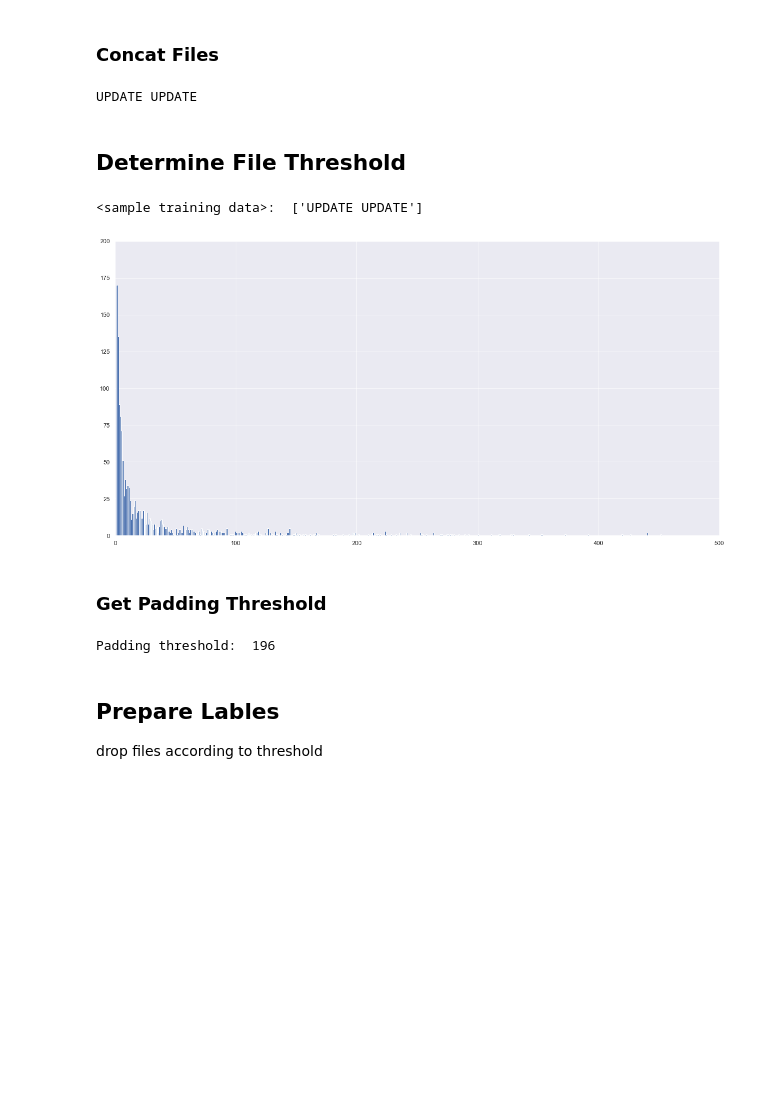
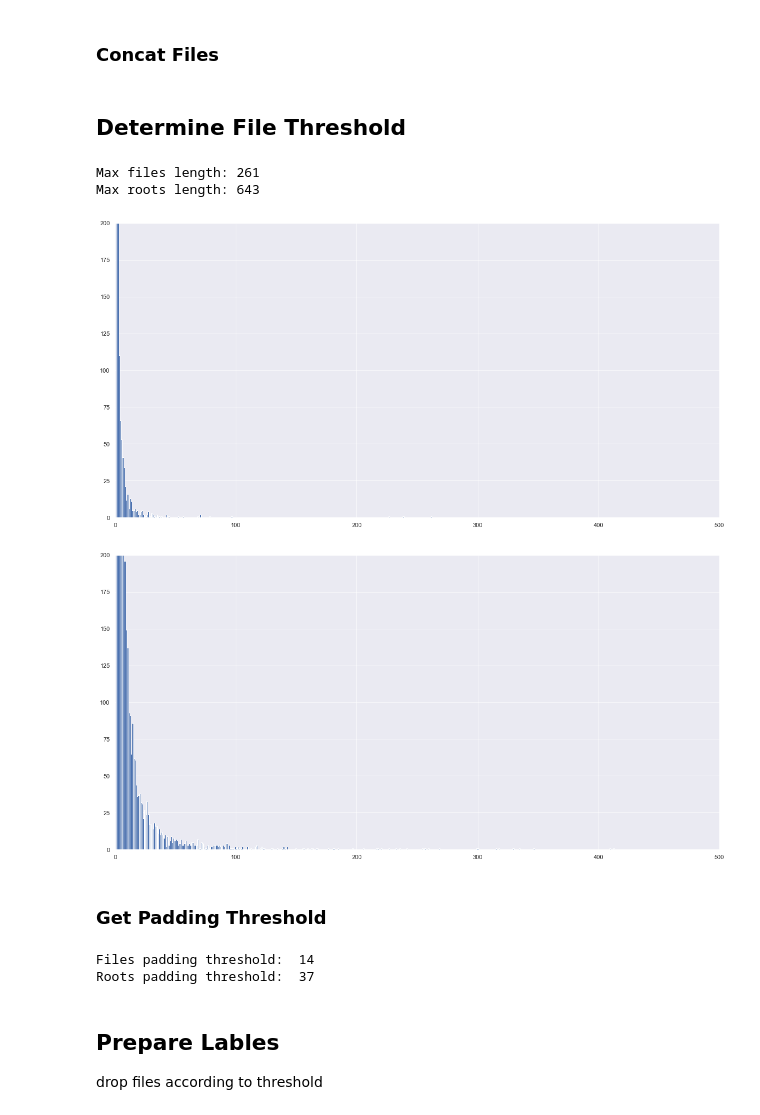
Before and after one commit to sitaomin1994/Automatic-Code-Change-Classification, a Jupyter notebook: HAN_Genism.ipynb, the cells around one changed output. Saved outputs shown, nothing was run; the diff lists cells and outputs as text; code cells hidden in the pictures; blank space fills up the shorter version.

```diff
--- a/HAN_Genism.ipynb
+++ b/HAN_Genism.ipynb
@@ -336,51 +336,64 @@ print(commits_labels_df.shape)
 # %% [markdown]
 ### Concat Files
 # %%
-def concat_files_to_sentence(expanded_train_list):
-    concat_data = ""
-    tmp_list = []
-    for items in expanded_train_list:
-        concat_data = " ".join(items)
-        tmp_list.append(concat_data)
-    return tmp_list
-concat_data = concat_files_to_sentence(commits_labels_df["Files"])
-print(concat_data[0])
+# def concat_files_to_sentence(expanded_train_list):
+#     concat_data = ""
+#     tmp_list = []
+#     for items in expanded_train_list:
+#         concat_data = " ".join(items)
+#         tmp_list.append(concat_data)
+#     return tmp_list
+# concat_data = concat_files_to_sentence(commits_labels_df["Files"])
-# %% [output]
-UPDATE UPDATE
 # %% [markdown]
 ## Determine File Threshold
 # %%
 def get_seqlength(training_data):
     max_root_len = 0
     seqlength_list = []
     for item in training_data:
         seqlength_list.append(len(item.split()))
         if len(item.split()) >  max_root_len:
             max_root_len = len(item.split())
     return max_root_len, seqlength_list
 
 def plot_hist(seqlength_list):
     plt.figure(figsize=(20,10))
     number_of_files = np.array(seqlength_list)
     bincount = np.bincount(seqlength_list)
     x = np.arange(1, len(bincount)+1)
     n, bins, patches = plt.hist(seqlength_list,x)
     plt.xlim((0, 500))
     plt.ylim((0, 200))
 
-max_seqlength, sequence_list = get_seqlength(concat_data)
-print("<sample training data>: ", training_data[0])
-plot_hist(sequence_list)
+def get_number_of_roots_list(files):
+    number_of_roots = []
+    for file in files:
+        number_of_roots.extend([len(roots.split()) for roots in file])
+    return number_of_roots
+
+# calculate number of files threshold
+files = commits_labels_df["Files"]
+number_of_files = [len(file) for file in files]
+
+max_seqlength_files, files_sequence_list = max(number_of_files), number_of_files
+plot_hist(files_sequence_list)
+print('Max files length: %s'%max_seqlength_files)
+
+# calculate number of roots threshold
+number_of_roots = get_number_of_roots_list(files)
+max_seqlength_roots, roots_sequence_list = max(number_of_roots), number_of_roots
+plot_hist(roots_sequence_list)
+print('Max roots length: %s'%max_seqlength_roots)
 # %% [output]
-<sample training data>:  ['UPDATE UPDATE']
+Max files length: 261
+Max roots length: 643
-[figure, old version]
+[figure, new version]
+[figure, added]
 # %% [markdown]
 ### Get Padding Threshold
 # %%
 # getting file threshold
 threshold = 0.95
-number_of_actions = [len(item.split()) for item in concat_data]
-
 def get_file_threshold(number_of_files, threshold = 0.95):
     '''
     get padding threshold for files dimension
@@ -407,10 +420,13 @@ def get_file_threshold(number_of_files, threshold = 0.95):
 
     return padding_files_threshold
 
-length_threshold = get_file_threshold(number_of_actions, threshold)
-print("Padding threshold: ", length_threshold)
+files_threshold = get_file_threshold(number_of_files, threshold)
+roots_threshold = get_file_threshold(number_of_roots, threshold)
+print("Files padding threshold: ", files_threshold)
+print("Roots padding threshold: ", roots_threshold)
 # %% [output]
-Padding threshold:  196
+Files padding threshold:  14
+Roots padding threshold:  37
 # %% [markdown]
 ## Prepare Lables
 drop files according to threshold
```
Also changed, not shown: parts of 18 cells of this notebook, 35 other files.
